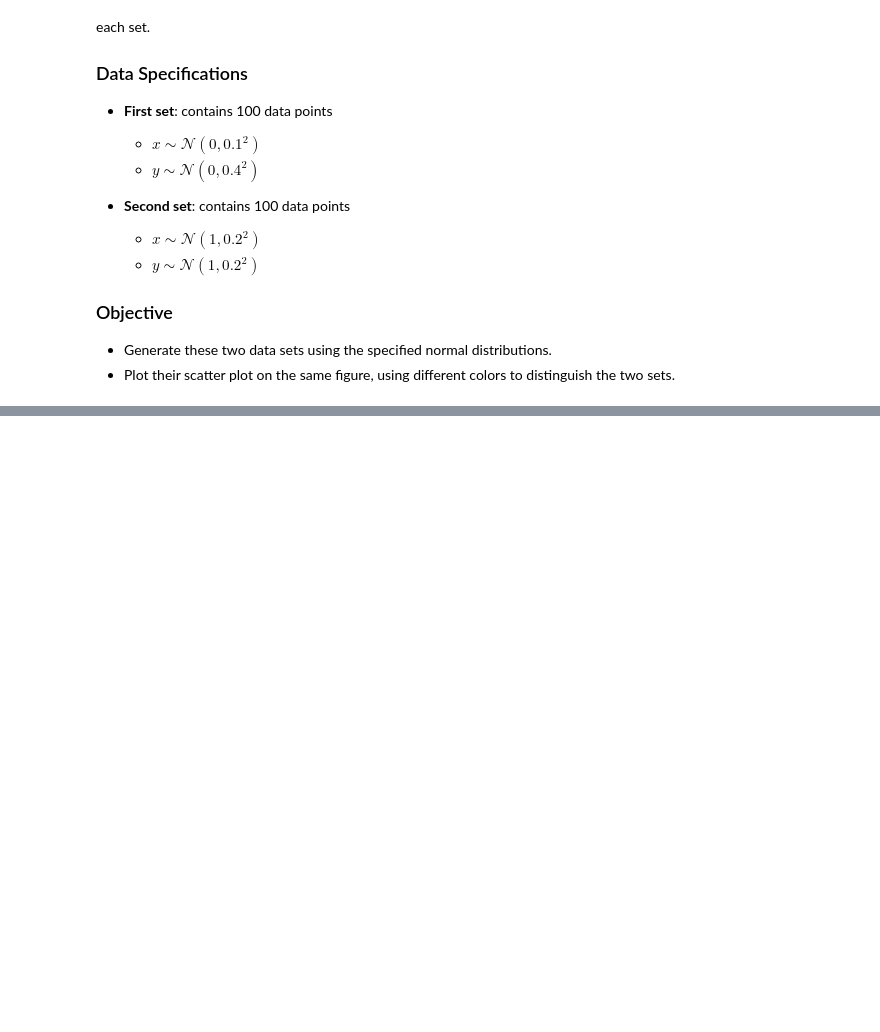
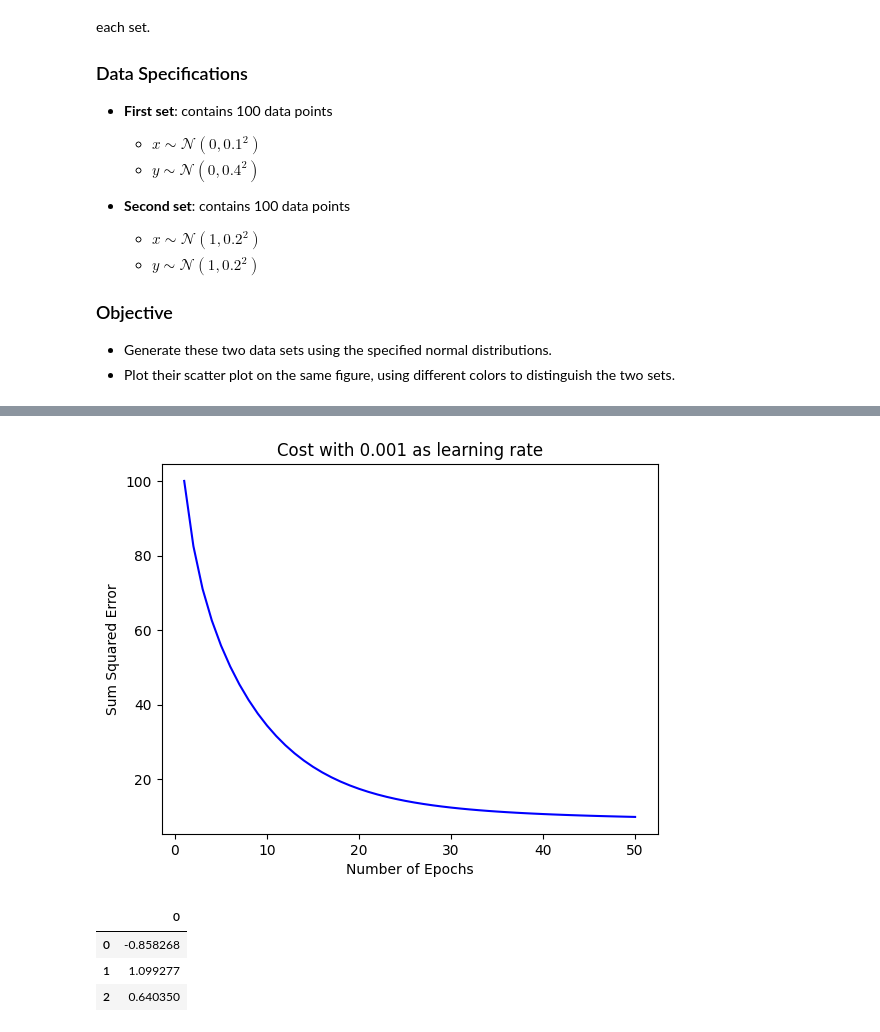
Before and after one commit to mjmousavi97/Deep-Learning-Tehran-uni, a Jupyter notebook: HomeWorks/01 HW/Q2.ipynb, the cells around one changed output, grey strips where cells are left out. Cells and saved outputs as stored; diff of their text form; code cells hidden in the pictures; blank space fills up the shorter version.

```diff
--- a/HomeWorks/01 HW/Q2.ipynb
+++ b/HomeWorks/01 HW/Q2.ipynb
@@ -66,0 +358,37 @@ plt.show()
+# %%
+# Concatenate class 1 and class 2 inputs
+X = np.concatenate((s1, s2), axis=0)
+
+# Concatenate class 1 and class 2 outputs
+y = np.concatenate((y1, y2), axis=0)
+
+# X: (200, 2)
+# y: (200,)
+
+indices = np.arange(X.shape[0])
+np.random.shuffle(indices)
+
+X_shuffled = X[indices]
+y_shuffled = y[indices]
+# %%
+# Define adaline
+adaline = Adaline(learning_rate=0.001, n_epoch=50)
+
+adaline.fit(X=X_shuffled, y=y_shuffled)
+
+# Plot cost of adaline model
+plt.plot(range(1, len(adaline.cost) + 1), adaline.cost, color='blue')
+plt.xlabel('Number of Epochs')
+plt.ylabel('Sum Squared Error')
+plt.title(f'Cost with 0.001 as learning rate')
+plt.show()
+# %% [output]
+[figure, added]
+# %%
+# Print adaline model weights
+pd.DataFrame(data=adaline.weights)
+# %% [output]
+|  | 0 |
+| 0 | -0.858268 |
+| 1 | 1.099277 |
+| 2 | 0.640350 |
```
Also changed, not shown: parts of 7 cells of this notebook.
